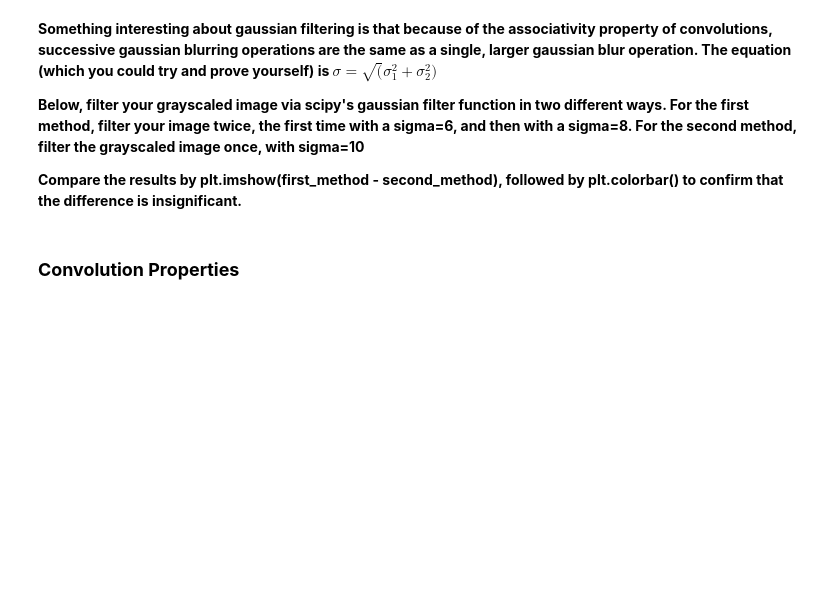
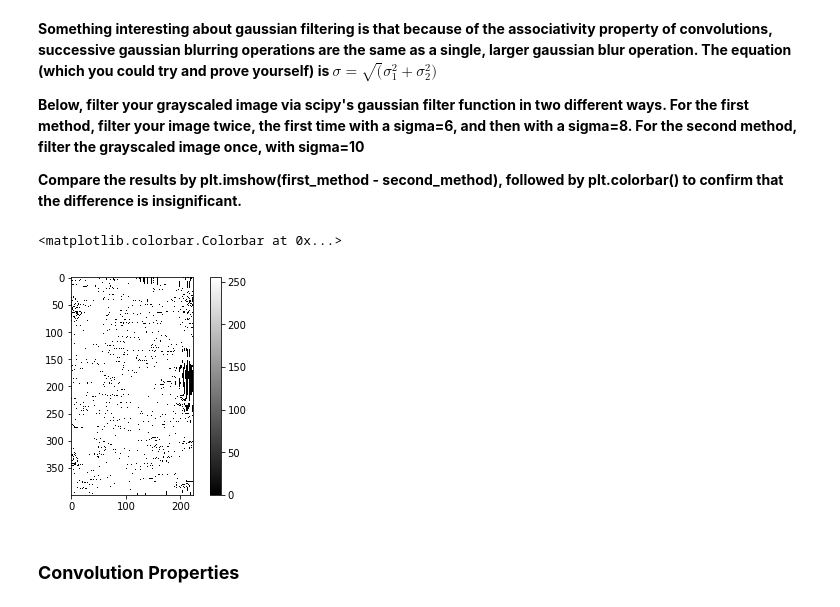
Before and after one commit to dlezcan1/computer-vision-fall-2020, a Jupyter notebook: week2/(Week_2)_Convolutions.ipynb, the cells around one changed output. Drawn from its saved outputs; the diff is of its cells as text; code cells hidden in the pictures; blank space fills up the shorter version.

```diff
--- a/week2/(Week_2)_Convolutions.ipynb
+++ b/week2/(Week_2)_Convolutions.ipynb
@@ -125,6 +255,14 @@ from scipy.ndimage import gaussian_filter
 **Below, filter your grayscaled image via scipy's gaussian filter function in two different ways. For the first method, filter your image twice, the first time with a sigma=6, and then with a sigma=8. For the second method, filter the grayscaled image once, with sigma=10**
 
 **Compare the results by plt.imshow(first_method - second_method), followed by plt.colorbar() to confirm that the difference is insignificant.**
+# %%
+first_method = gaussian_filter(gaussian_filter(gray_frame, sigma=6), sigma=8)
+second_method = gaussian_filter(gray_frame, sigma=10)
+plt.imshow(first_method - second_method, cmap='gray')
+plt.colorbar()
+# %% [output]
+<matplotlib.colorbar.Colorbar at 0x...>
+[figure, added]
 # %% [markdown]
 ### **Convolution Properties**
 # %% [markdown]
```
Also changed, not shown: parts of 32 cells of this notebook, 2 other files.
